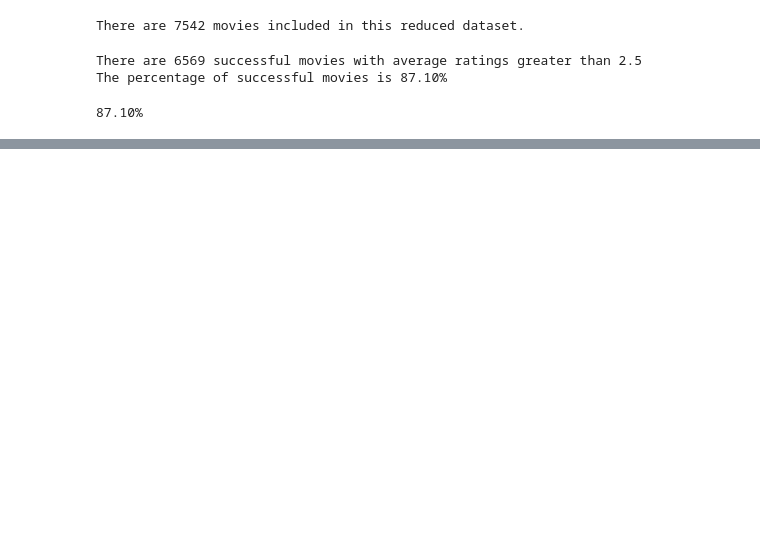
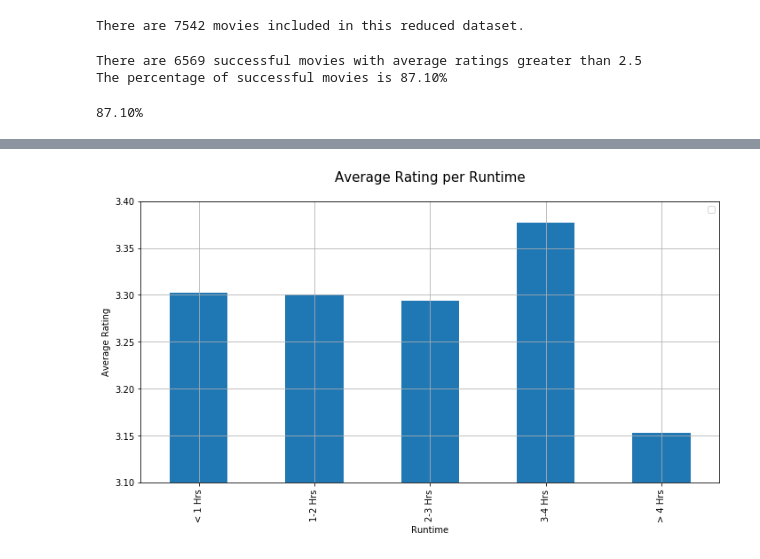
Before and after one commit to Rod-Skoglund/Data-Analytics-Project1, a Jupyter notebook: MovieAnalysis.ipynb, the cells around one changed output, grey strips where cells are left out. Cells and saved outputs as stored; diff of their text form; code cells hidden in the pictures; blank space fills up the shorter version.

```diff
--- a/MovieAnalysis.ipynb
+++ b/MovieAnalysis.ipynb
@@ -322,0 +366,8 @@ ratings_vote_count_df.count()
+# %%
+# Filter the DataFrame down only to those columns to chart
+runtime_and_ave_df = ratings_runtime_ave_df[["rating"]]
+
+# Set the index to be "State" so they will be used as labels
+#state_and_inches = state_and_inches.set_index("State")
+
+runtime_and_ave_df.head()
@@ -322,0 +382,23 @@ ratings_vote_count_df.count()
+# %%
+# Use DataFrame.plot() in order to create a bar chart of the data
+runtime_and_ave_df.plot(kind="bar", figsize=(10,6))
+
+# Set a title for the chart
+plt.title("Average Rating per Runtime", y=1.05, fontsize=15)
+plt.xlabel("Runtime", y=1.05)
+plt.ylabel("Average Rating")
+plt.legend("")
+
+
+#runtime_and_ave_df.set_xlim([xmin,xmax])
+plt.ylim([3.1,3.4])
+
+#*******************************************************************************
+#Add the grid to the chart
+#*******************************************************************************
+plt.grid()
+
+plt.tight_layout()
+plt.show()
+# %% [output]
+[figure, added]
```
Also changed, not shown: parts of 10 cells of this notebook.
